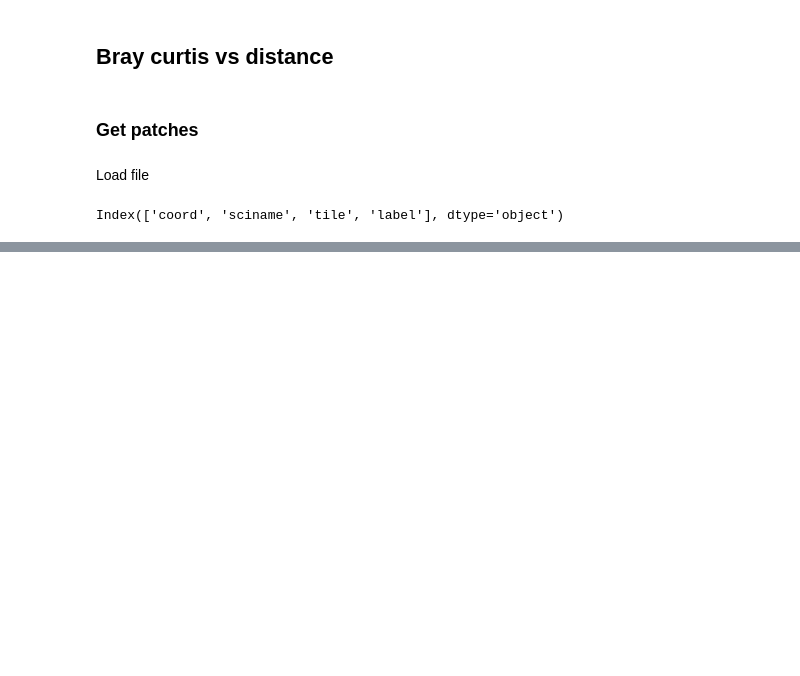
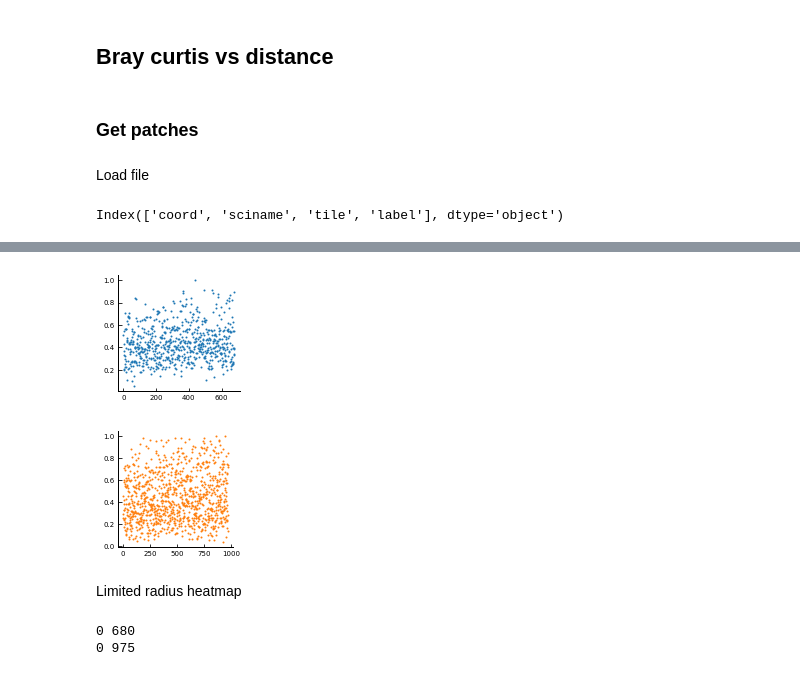
Before and after one commit to benjamingrodner/peri_implantitis_HiPRFISH_analysis, a Jupyter notebook: nb_spatial_stats.ipynb, the cells around one changed output, grey strips where cells are left out. Drawn from its saved outputs; the diff is of its cells as text; code cells hidden in the pictures; blank space fills up the shorter version.

```diff
--- a/nb_spatial_stats.ipynb
+++ b/nb_spatial_stats.ipynb
@@ -5080,0 +5288,28 @@ nbrs.
+# %%
+xticks = np.arange(len(ddb_list)) + 1
+dict_group_xtick = dict(zip(np.arange(len(ddb_list)), xticks))
+
+s = 1
+alpha = 0.01
+
+
+
+for i, euc_bc in enumerate(euc_bc_list):
+    fig, ax = ip.general_plot(dims=(1.9,1.75), ft=7)
+    # Load classif
+    # x = dict_group_xtick[i]
+    x = np.arange(len(euc_bc))
+    bcvals_sort = [x for _, x in sorted(euc_bc)]
+    # print(len(bcvals))
+    # xs = [x] * len(bcvals) + np.random.rand(len(bcvals)) * 0.2 - 0.1
+
+    color = dict_bn_col[sns[i]]
+    # box = ax.boxplot([bcvals], positions=[x], vert=True, widths=0.5)
+    # if scn == 'Veillonella': print(bcvals)
+    ax.scatter(x, bcvals_sort, color=color, s=s)
+    plt.show()
+# %% [output]
+[figure, added]
+[figure, added]
+# %% [markdown]
+Limited radius heatmap
@@ -5080,0 +5377,7 @@ nbrs.
+# %%
+for dict_dist_bcvals in ddb_list:
+    for dist, bcvals in dict_dist_bcvals.items():
+        print(dist, len(bcvals))
+# %% [output]
+0 680
+0 975
```
Also changed, not shown: parts of 67 cells of this notebook, 3 other files.
